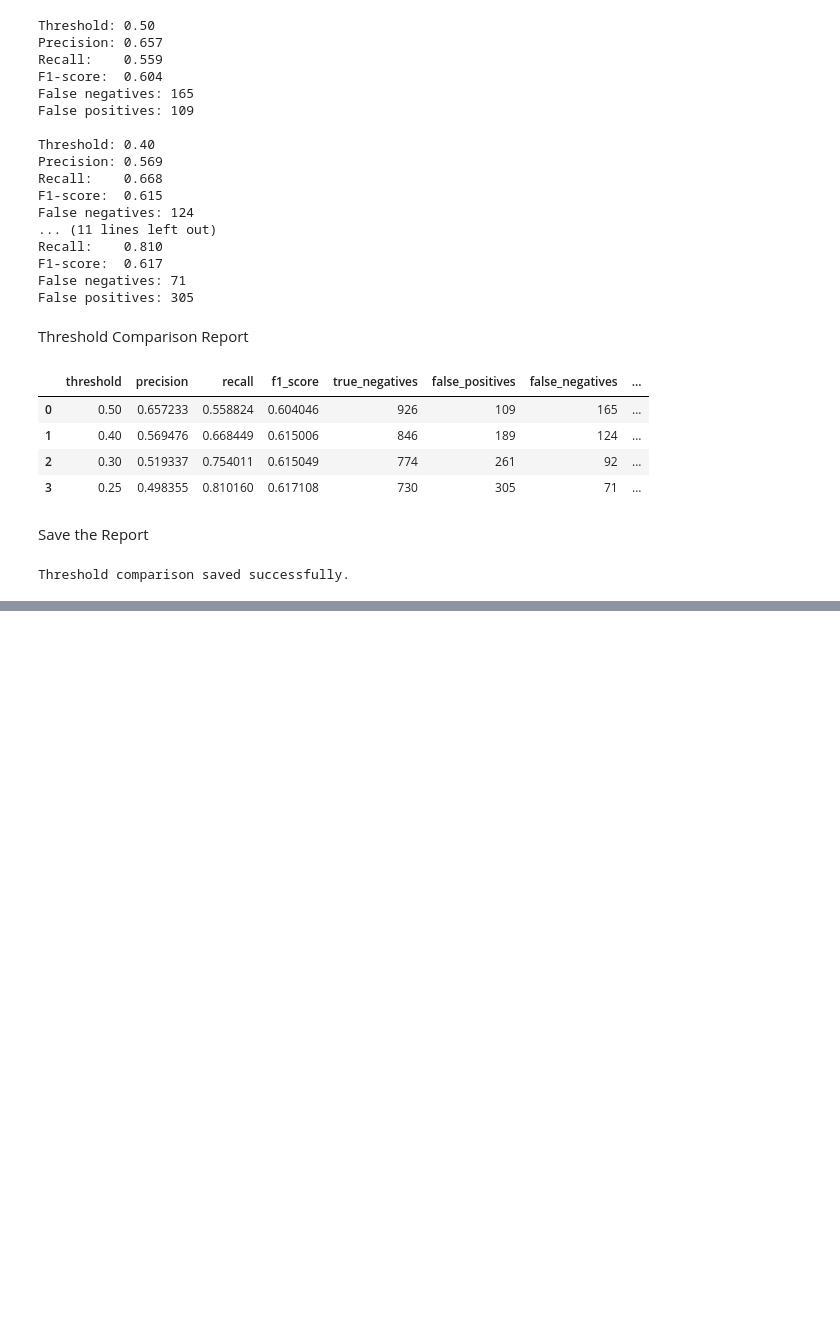
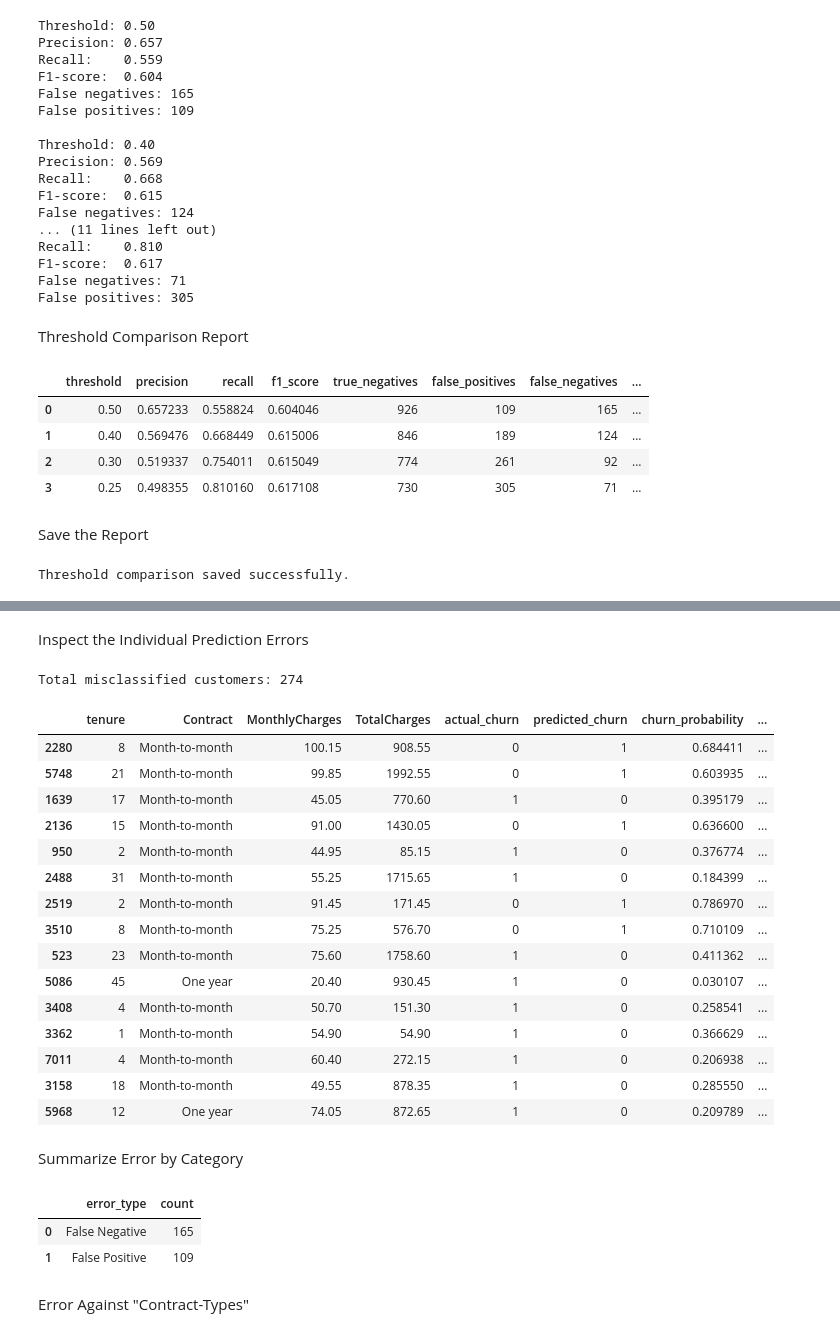
Before and after one commit to HadiaSajjad123/ai_engineering_journey, a Jupyter notebook: week-01-data-and-ml/day-01-customer-churn-eda/notebooks/03-baseline-model.ipynb, the cells around one changed output, grey strips where cells are left out. Cells and saved outputs as stored; diff of their text form; code cells hidden in the pictures; blank space fills up the shorter version.

```diff
--- a/week-01-data-and-ml/day-01-customer-churn-eda/notebooks/03-baseline-model.ipynb
+++ b/week-01-data-and-ml/day-01-customer-churn-eda/notebooks/03-baseline-model.ipynb
@@ -374,0 +648,80 @@ Threshold comparison saved successfully.
+# %% [markdown]
+Inspect the Individual Prediction Errors
+# %%
+error_analysis = X_test.copy()
+
+error_analysis["actual_churn"] = y_test
+error_analysis["predicted_churn"] = y_pred
+error_analysis["churn_probability"] = y_prob
+
+error_analysis["prediction_result"] = np.select(
+    [
+        (y_test.to_numpy() == 0) & (y_pred == 0),
+        (y_test.to_numpy() == 1) & (y_pred == 1),
+        (y_test.to_numpy() == 0) & (y_pred == 1),
+        (y_test.to_numpy() == 1) & (y_pred == 0)
+    ],
+    [
+        "True Negative",
+        "True Positive",
+        "False Positive",
+        "False Negative"
+    ],
+    default="Unknown"
+)
+
+misclassified = error_analysis[
+    error_analysis["actual_churn"]
+    != error_analysis["predicted_churn"]
+].copy()
+
+print("Total misclassified customers:", len(misclassified))
+display(
+    misclassified[
+        [
+            "tenure",
+            "Contract",
+            "MonthlyCharges",
+            "TotalCharges",
+            "actual_churn",
+            "predicted_churn",
+            "churn_probability",
+            "prediction_result"
+        ]
+    ].head(15)
+)
+# %% [output]
+Total misclassified customers: 274
+|  | tenure | Contract | MonthlyCharges | TotalCharges | actual_churn | predicted_churn | churn_probability | ... |
+| 2280 | 8 | Month-to-month | 100.15 | 908.55 | 0 | 1 | 0.684411 | ... |
+| 5748 | 21 | Month-to-month | 99.85 | 1992.55 | 0 | 1 | 0.603935 | ... |
+| 1639 | 17 | Month-to-month | 45.05 | 770.60 | 1 | 0 | 0.395179 | ... |
+| 2136 | 15 | Month-to-month | 91.00 | 1430.05 | 0 | 1 | 0.636600 | ... |
+| 950 | 2 | Month-to-month | 44.95 | 85.15 | 1 | 0 | 0.376774 | ... |
+| 2488 | 31 | Month-to-month | 55.25 | 1715.65 | 1 | 0 | 0.184399 | ... |
+| 2519 | 2 | Month-to-month | 91.45 | 171.45 | 0 | 1 | 0.786970 | ... |
+| 3510 | 8 | Month-to-month | 75.25 | 576.70 | 0 | 1 | 0.710109 | ... |
+| 523 | 23 | Month-to-month | 75.60 | 1758.60 | 1 | 0 | 0.411362 | ... |
+| 5086 | 45 | One year | 20.40 | 930.45 | 1 | 0 | 0.030107 | ... |
+| 3408 | 4 | Month-to-month | 50.70 | 151.30 | 1 | 0 | 0.258541 | ... |
+| 3362 | 1 | Month-to-month | 54.90 | 54.90 | 1 | 0 | 0.366629 | ... |
+| 7011 | 4 | Month-to-month | 60.40 | 272.15 | 1 | 0 | 0.206938 | ... |
+| 3158 | 18 | Month-to-month | 49.55 | 878.35 | 1 | 0 | 0.285550 | ... |
+| 5968 | 12 | One year | 74.05 | 872.65 | 1 | 0 | 0.209789 | ... |
+# %% [markdown]
+Summarize Error by Category
+# %%
+error_summary = (
+    misclassified["prediction_result"]
+    .value_counts()
+    .rename_axis("error_type")
+    .reset_index(name="count")
+)
+
+display(error_summary)
+# %% [output]
+|  | error_type | count |
+| 0 | False Negative | 165 |
+| 1 | False Positive | 109 |
+# %% [markdown]
+Error Against "Contract-Types"
```
Also changed, not shown: parts of 19 cells of this notebook, 4 other files.
